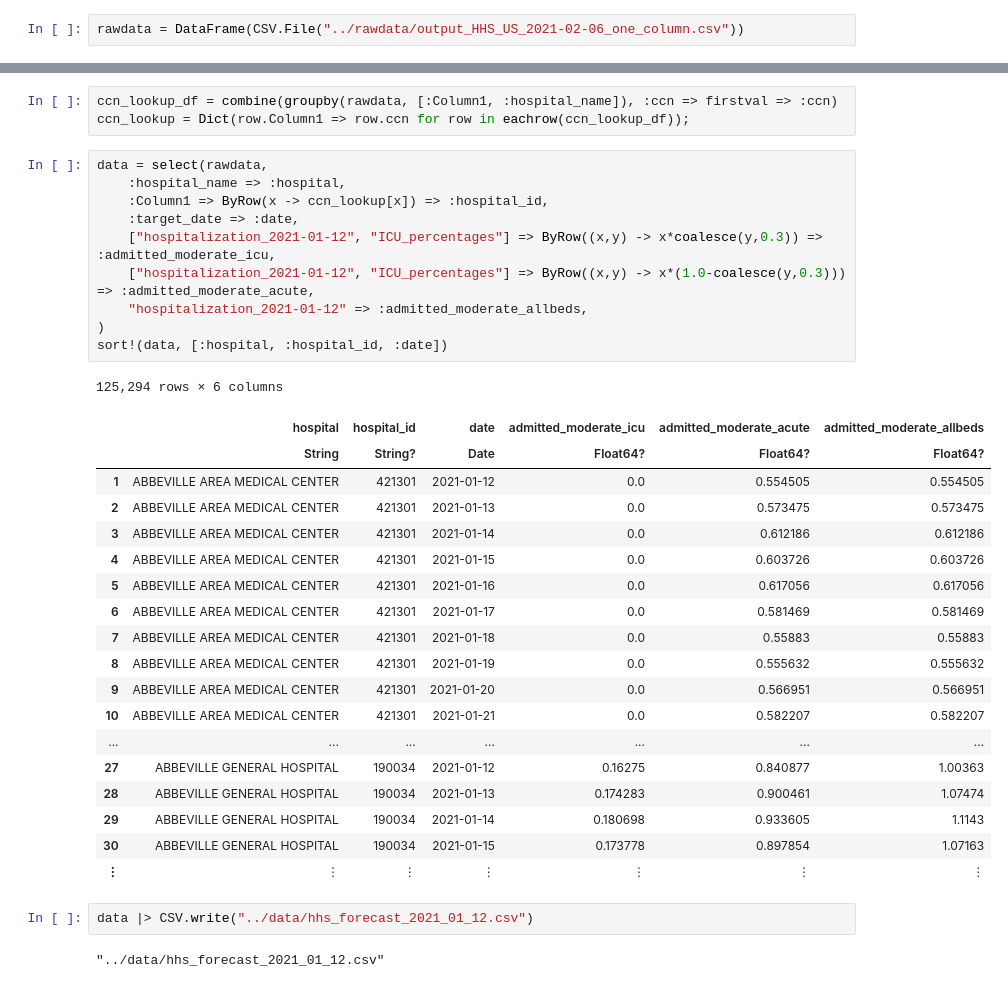
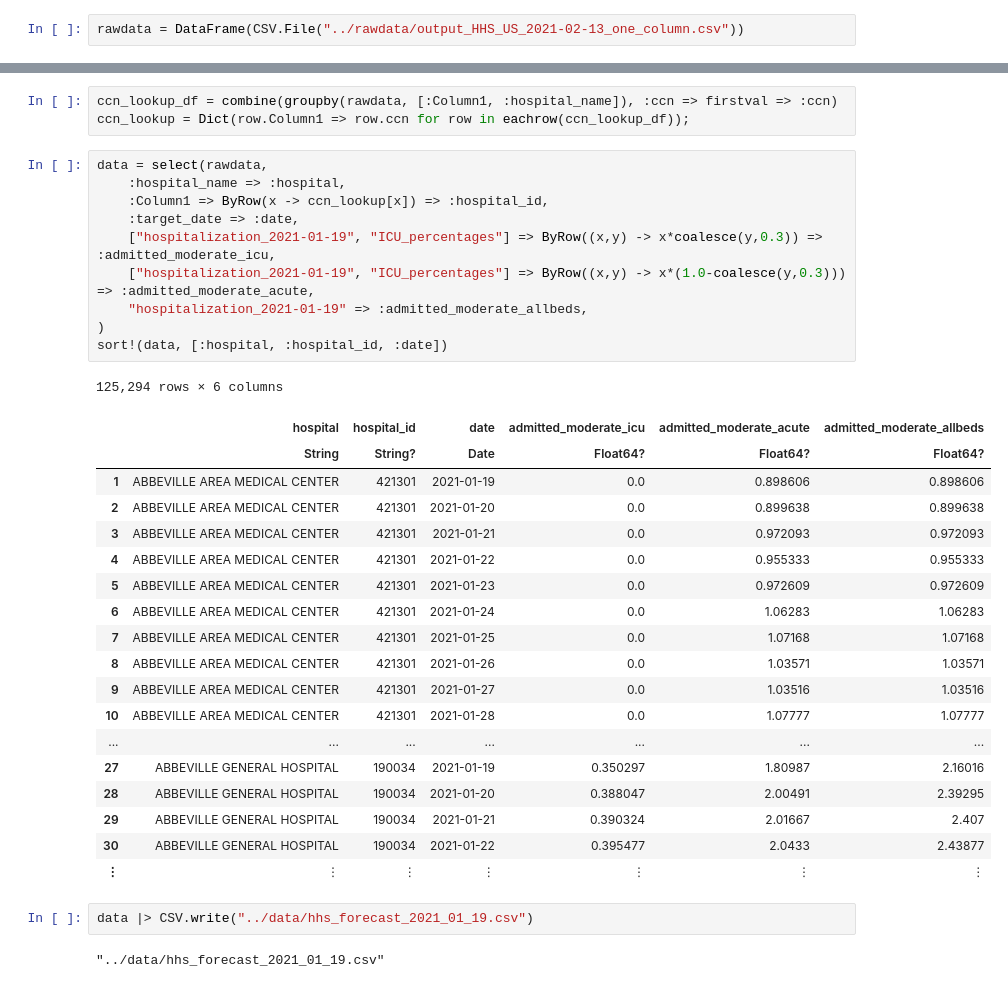
Before and after one commit to flixpar/covid-patient-redistribution-site, a Jupyter notebook: process_data/process_hhs_forecast.ipynb, the cells around one changed output, grey strips where cells are left out. Saved outputs shown, nothing was run; the diff lists cells and outputs as text.

Commit message:
update data and forecast

```diff
--- a/process_data/process_hhs_forecast.ipynb
+++ b/process_data/process_hhs_forecast.ipynb
@@ -5,7 +5,7 @@ using Dates
 # %%
 ENV["COLUMNS"] = 1000;
 # %%
-rawdata = DataFrame(CSV.File("../rawdata/output_HHS_US_2021-02-06_one_column.csv"))
+rawdata = DataFrame(CSV.File("../rawdata/output_HHS_US_2021-02-13_one_column.csv"))
 # %% [output]
 125,294 rows × 9 columns
 |  | Column1 | hospital_name | ccn | collection_week | fips_code | hospitalization_percentage | ICU_percentages | ... |
@@ -41,34 +41,34 @@ ccn_lookup = Dict(row.Column1 => row.ccn for row in eachrow(ccn_lookup_df));
 # %%
 data = select(rawdata,
     :hospital_name => :hospital,
     :Column1 => ByRow(x -> ccn_lookup[x]) => :hospital_id,
     :target_date => :date,
-    ["hospitalization_2021-01-12", "ICU_percentages"] => ByRow((x,y) -> x*coalesce(y,0.3)) => :admitted_moderate_icu,
-    ["hospitalization_2021-01-12", "ICU_percentages"] => ByRow((x,y) -> x*(1.0-coalesce(y,0.3))) => :admitted_moderate_acute,
-    "hospitalization_2021-01-12" => :admitted_moderate_allbeds,
+    ["hospitalization_2021-01-19", "ICU_percentages"] => ByRow((x,y) -> x*coalesce(y,0.3)) => :admitted_moderate_icu,
+    ["hospitalization_2021-01-19", "ICU_percentages"] => ByRow((x,y) -> x*(1.0-coalesce(y,0.3))) => :admitted_moderate_acute,
+    "hospitalization_2021-01-19" => :admitted_moderate_allbeds,
 )
 sort!(data, [:hospital, :hospital_id, :date])
 # %% [output]
 125,294 rows × 6 columns
 |  | hospital | hospital_id | date | admitted_moderate_icu | admitted_moderate_acute | admitted_moderate_allbeds |
 |  | String | String? | Date | Float64? | Float64? | Float64? |
-| 1 | ABBEVILLE AREA MEDICAL CENTER | 421301 | 2021-01-12 | 0.0 | 0.554505 | 0.554505 |
-| 2 | ABBEVILLE AREA MEDICAL CENTER | 421301 | 2021-01-13 | 0.0 | 0.573475 | 0.573475 |
-| 3 | ABBEVILLE AREA MEDICAL CENTER | 421301 | 2021-01-14 | 0.0 | 0.612186 | 0.612186 |
-| 4 | ABBEVILLE AREA MEDICAL CENTER | 421301 | 2021-01-15 | 0.0 | 0.603726 | 0.603726 |
-| 5 | ABBEVILLE AREA MEDICAL CENTER | 421301 | 2021-01-16 | 0.0 | 0.617056 | 0.617056 |
-| 6 | ABBEVILLE AREA MEDICAL CENTER | 421301 | 2021-01-17 | 0.0 | 0.581469 | 0.581469 |
-| 7 | ABBEVILLE AREA MEDICAL CENTER | 421301 | 2021-01-18 | 0.0 | 0.55883 | 0.55883 |
-| 8 | ABBEVILLE AREA MEDICAL CENTER | 421301 | 2021-01-19 | 0.0 | 0.555632 | 0.555632 |
-| 9 | ABBEVILLE AREA MEDICAL CENTER | 421301 | 2021-01-20 | 0.0 | 0.566951 | 0.566951 |
-| 10 | ABBEVILLE AREA MEDICAL CENTER | 421301 | 2021-01-21 | 0.0 | 0.582207 | 0.582207 |
+| 1 | ABBEVILLE AREA MEDICAL CENTER | 421301 | 2021-01-19 | 0.0 | 0.898606 | 0.898606 |
+| 2 | ABBEVILLE AREA MEDICAL CENTER | 421301 | 2021-01-20 | 0.0 | 0.899638 | 0.899638 |
+| 3 | ABBEVILLE AREA MEDICAL CENTER | 421301 | 2021-01-21 | 0.0 | 0.972093 | 0.972093 |
+| 4 | ABBEVILLE AREA MEDICAL CENTER | 421301 | 2021-01-22 | 0.0 | 0.955333 | 0.955333 |
+| 5 | ABBEVILLE AREA MEDICAL CENTER | 421301 | 2021-01-23 | 0.0 | 0.972609 | 0.972609 |
+| 6 | ABBEVILLE AREA MEDICAL CENTER | 421301 | 2021-01-24 | 0.0 | 1.06283 | 1.06283 |
+| 7 | ABBEVILLE AREA MEDICAL CENTER | 421301 | 2021-01-25 | 0.0 | 1.07168 | 1.07168 |
+| 8 | ABBEVILLE AREA MEDICAL CENTER | 421301 | 2021-01-26 | 0.0 | 1.03571 | 1.03571 |
+| 9 | ABBEVILLE AREA MEDICAL CENTER | 421301 | 2021-01-27 | 0.0 | 1.03516 | 1.03516 |
+| 10 | ABBEVILLE AREA MEDICAL CENTER | 421301 | 2021-01-28 | 0.0 | 1.07777 | 1.07777 |
 | ... | ... | ... | ... | ... | ... | ... |
-| 27 | ABBEVILLE GENERAL HOSPITAL | 190034 | 2021-01-12 | 0.16275 | 0.840877 | 1.00363 |
-| 28 | ABBEVILLE GENERAL HOSPITAL | 190034 | 2021-01-13 | 0.174283 | 0.900461 | 1.07474 |
-| 29 | ABBEVILLE GENERAL HOSPITAL | 190034 | 2021-01-14 | 0.180698 | 0.933605 | 1.1143 |
-| 30 | ABBEVILLE GENERAL HOSPITAL | 190034 | 2021-01-15 | 0.173778 | 0.897854 | 1.07163 |
+| 27 | ABBEVILLE GENERAL HOSPITAL | 190034 | 2021-01-19 | 0.350297 | 1.80987 | 2.16016 |
+| 28 | ABBEVILLE GENERAL HOSPITAL | 190034 | 2021-01-20 | 0.388047 | 2.00491 | 2.39295 |
+| 29 | ABBEVILLE GENERAL HOSPITAL | 190034 | 2021-01-21 | 0.390324 | 2.01667 | 2.407 |
+| 30 | ABBEVILLE GENERAL HOSPITAL | 190034 | 2021-01-22 | 0.395477 | 2.0433 | 2.43877 |
 | ⋮ | ⋮ | ⋮ | ⋮ | ⋮ | ⋮ | ⋮ |
 # %%
-data |> CSV.write("../data/hhs_forecast_2021_01_12.csv")
+data |> CSV.write("../data/hhs_forecast_2021_01_19.csv")
 # %% [output]
-"../data/hhs_forecast_2021_01_12.csv"
+"../data/hhs_forecast_2021_01_19.csv"
```
Also changed, not shown: 22 other files.
